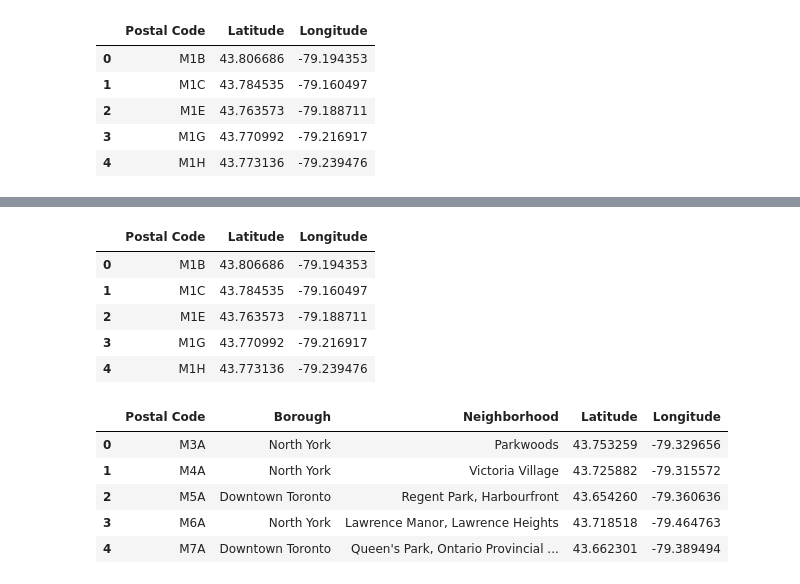
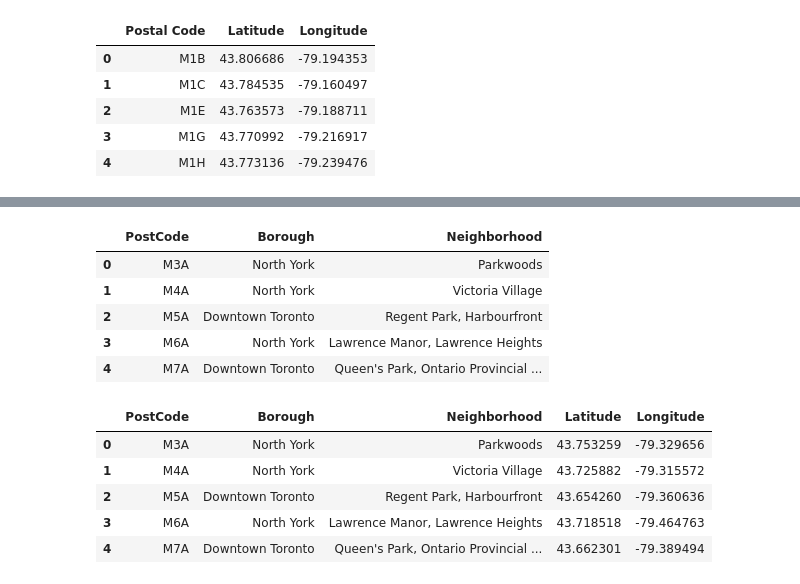
Before and after one commit to SheetalNayak3/AppliedDataScienceCapstone, a Jupyter notebook: segmentation_Clustering.ipynb, the cells around one changed output, grey strips where cells are left out. Saved outputs shown, nothing was run; the diff lists cells and outputs as text; code cells hidden in the pictures.

```diff
--- a/segmentation_Clustering.ipynb
+++ b/segmentation_Clustering.ipynb
@@ -116,20 +160,23 @@ lat_lon.head()
 # %%
 
 
-#lat_lon.rename(columns={'Postal Code':'PostCode'},inplace=True)
+lat_lon.rename(columns={'Postal Code':'PostCode'},inplace=True)
 lat_lon.head()
+
+df2.rename(columns={'Postal Code':'PostCode'},inplace=True)
+df2.head()
 # %% [output]
-|  | Postal Code | Latitude | Longitude |
-| 0 | M1B | 43.806686 | -79.194353 |
-| 1 | M1C | 43.784535 | -79.160497 |
-| 2 | M1E | 43.763573 | -79.188711 |
-| 3 | M1G | 43.770992 | -79.216917 |
-| 4 | M1H | 43.773136 | -79.239476 |
+|  | PostCode | Borough | Neighborhood |
+| 0 | M3A | North York | Parkwoods |
+| 1 | M4A | North York | Victoria Village |
+| 2 | M5A | Downtown Toronto | Regent Park, Harbourfront |
+| 3 | M6A | North York | Lawrence Manor, Lawrence Heights |
+| 4 | M7A | Downtown Toronto | Queen's Park, Ontario Provincial ... |
 # %%
-df3 = pd.merge(df2,lat_lon,on='Postal Code')
+df3 = pd.merge(df2,lat_lon,on='PostCode')
 df3.head()
 # %% [output]
-|  | Postal Code | Borough | Neighborhood | Latitude | Longitude |
+|  | PostCode | Borough | Neighborhood | Latitude | Longitude |
 | 0 | M3A | North York | Parkwoods | 43.753259 | -79.329656 |
 | 1 | M4A | North York | Victoria Village | 43.725882 | -79.315572 |
 | 2 | M5A | Downtown Toronto | Regent Park, Harbourfront | 43.654260 | -79.360636 |
```
Also changed, not shown: parts of 16 cells of this notebook.
